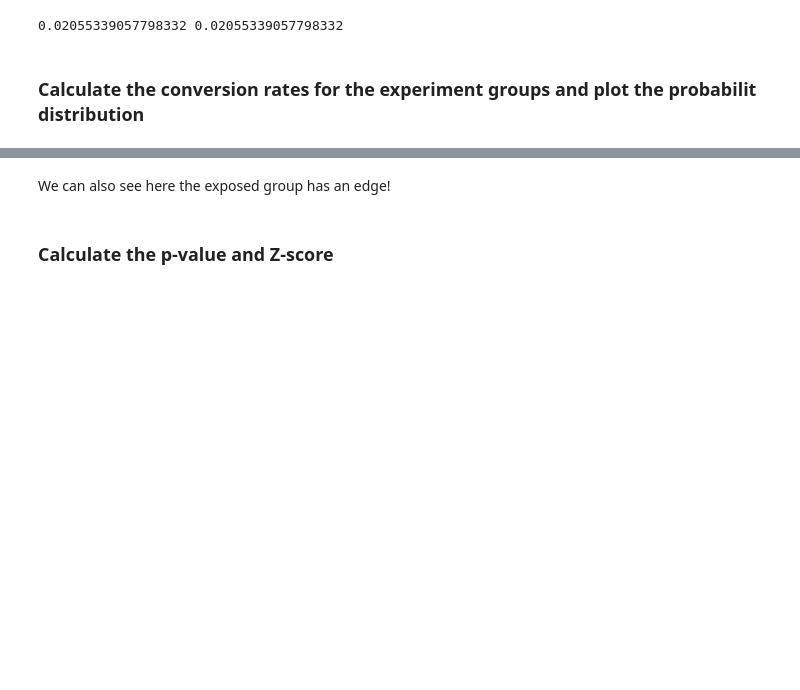
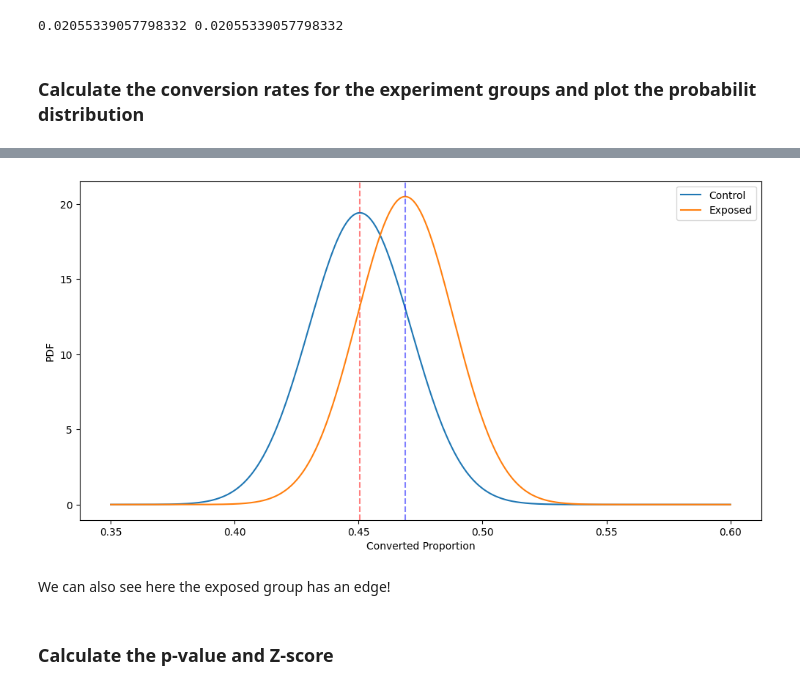
Before and after one commit to KaydeeJR/Ad-campaign-performance, a Jupyter notebook: notebooks/classical_AB_testing.ipynb, the cells around one changed output, grey strips where cells are left out. Drawn from its saved outputs; the diff is of its cells as text; code cells hidden in the pictures; blank space fills up the shorter version.

Commit message:
Update: added conversion rate plot using SE and Std

```diff
--- a/notebooks/classical_AB_testing.ipynb
+++ b/notebooks/classical_AB_testing.ipynb
@@ -164,4 +165,24 @@ plt.xlabel("Conversion rate"); plt.ylabel("Probability");
 [figure]
+# %%
+import scipy.stats as scs
+
+fig, ax = plt.subplots(figsize=(12, 6))
+x = np.linspace(.35, .6, 1000)
+
+yC = scs.norm(cv_rate_control, SE_control).pdf(x)
+ax.plot(x, yC, label='Control')
+ax.axvline(x=cv_rate_control, c='red', alpha=0.5, linestyle='--')
+
+yE = scs.norm(cv_rate_exposed, SE_exposed).pdf(x)
+ax.plot(x, yE, label='Exposed')
+ax.axvline(x=cv_rate_exposed, c='blue', alpha=0.5, linestyle='--')
+
+plt.legend()
+plt.xlabel('Converted Proportion') # conversion rate
+plt.ylabel('PDF') # probability density function
+plt.show()
+# %% [output]
+[figure, added]
 # %% [markdown]
 We can also see here the exposed group has an edge!
 # %% [markdown]
```
Also changed, not shown: parts of 1 cell of this notebook.
